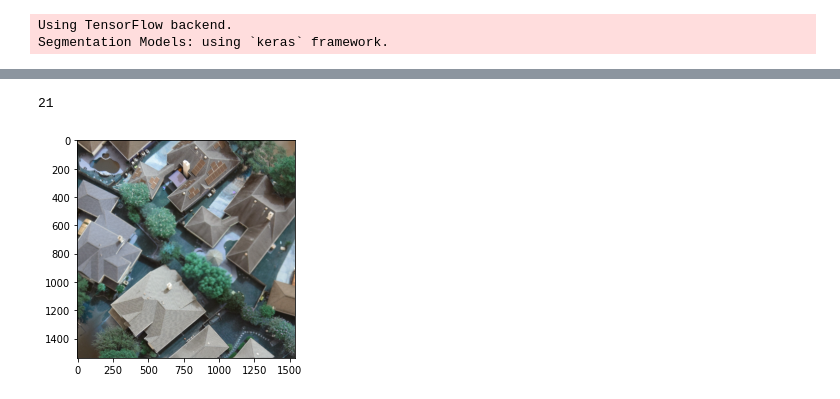
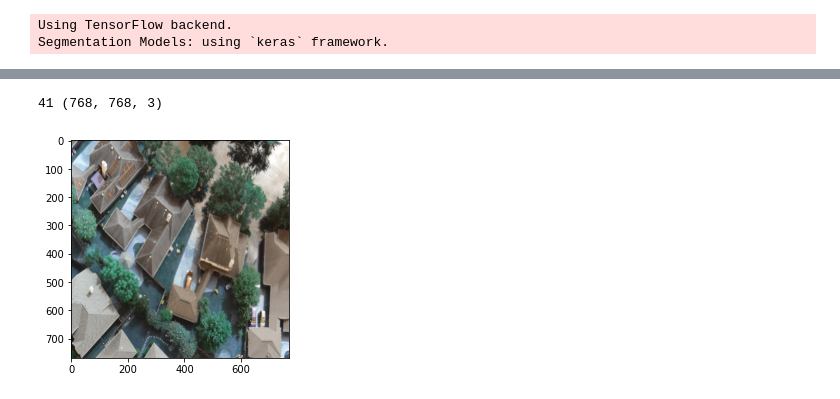
Before and after one commit to goirik-chakrabarty/Image-Segmentation-FloodNet, a Jupyter notebook: training.ipynb, the cells around one changed output, grey strips where cells are left out. Cells and saved outputs as stored; diff of their text form; code cells hidden in the pictures.

```diff
--- a/training.ipynb
+++ b/training.ipynb
@@ -27,7 +27,8 @@ power = 0.9
 learning_rate = 0.0001
 momentum = 0.9
 dropout = 0.2
-train_grid_size = 2*768       # 384 or 768
+train_grid_size = 768       # 384 or 768
+resize_dim = (2*train_grid_size, 2*train_grid_size)
 dt = datetime.datetime.now().strftime("%Y%m%d-%H%M%S")
 model_name = dt +'PSPNet'
 
@@ -42,8 +43,8 @@ width = train_grid_size
 img_height = 3000
 img_width = 4000
 
-h_n = int(img_height/height)
-w_n = int(img_width/width)
+h_n = int(resize_dim[0]/height)
+w_n = int(resize_dim[0]/width)
 # %%
 train_flooded_imgs=[]
 train_flooded_img_dir = train_dir+"/Labeled/Flooded/image"
@@ -98,0 +76,5 @@ train_flooded_masks = np.array(train_flooded_masks)
+# %%
+for i in range(len(train_flooded_imgs)):
+    shape = train_flooded_imgs[i].shape
+    (x,y,c) = shape
+    print(i, shape)
@@ -99,14 +99,39 @@ train_flooded_masks = np.array(train_flooded_masks)
+# %%
+train_flooded_masks = []
+train_flooded_mask_dir = train_dir+"/Labeled/Flooded/mask"
+masks = os.listdir(train_flooded_mask_dir)
+masks.sort()
+masks = masks[:num_imgs]           # To be removed, truncating the number of masks loaded for tesing purposes
+
+# for loading all training masks in a numpy array
+for mask_path in masks:
+    mask = cv2.imread("/".join((train_flooded_mask_dir,mask_path)),0)
+    mask = mask[0:img_height, 0:img_width]
+    mask = cv2.resize(mask, resize_dim)
+
+    i = 0
+    j = 0
+    y = 0
+
+    for i in range(h_n):
+        x=0
+        for j in range(w_n):
+            mask_crop = mask[y:(y+height), x:(x+width)]
+            train_flooded_masks.append(mask_crop)
+            x+=width
+        y+=height
+
+train_flooded_masks = np.array(train_flooded_masks)
 # %%
 # Sanity Check
 rn = randint(0,(num_imgs*h_n*w_n)-1)
-rn = 21
 img_san = train_flooded_imgs[rn]
 mask_san = train_flooded_masks[rn]
 plt.imshow(img_san)
-print(rn)
+print(rn, img_san.shape)
 # %% [output]
-21
+41 (768, 768, 3)
-[figure, old version]
+[figure, new version]
 # %%
 plt.imshow(mask_san)
 print(np.unique(mask_san))
```
Also changed, not shown: parts of 4 cells of this notebook.
